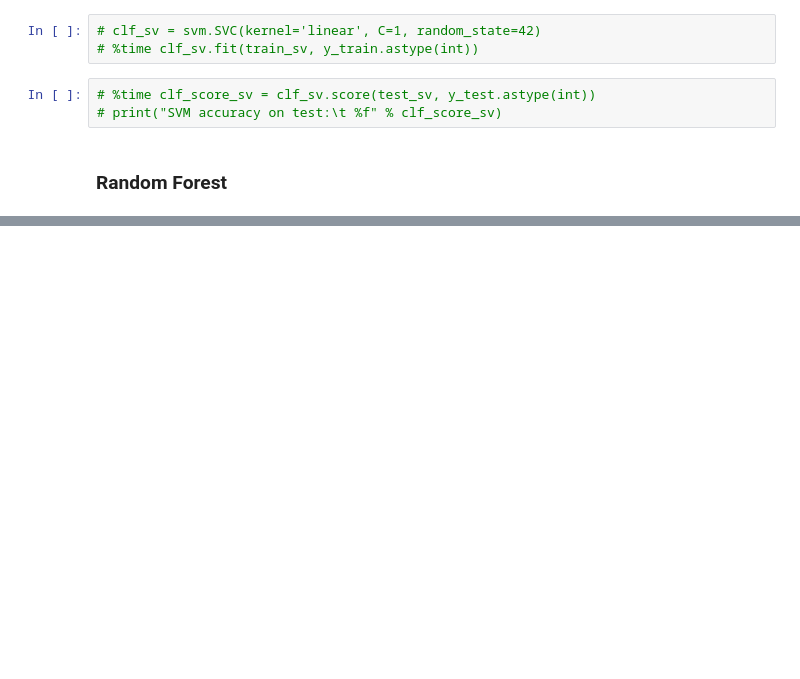
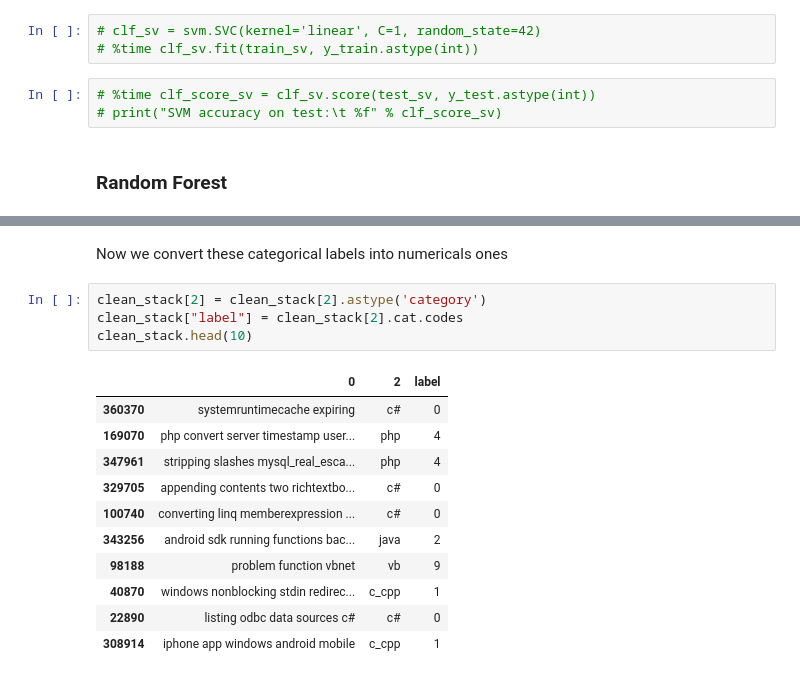
Before and after one commit to andrewginns/Movie_or_Code, a Jupyter notebook: July_2019_NLP_Questions.ipynb, the cells around one changed output, grey strips where cells are left out. Drawn from its saved outputs; the diff is of its cells as text; blank space fills up the shorter version.

```diff
--- a/July_2019_NLP_Questions.ipynb
+++ b/July_2019_NLP_Questions.ipynb
@@ -510,0 +651,18 @@ def train_mlp(dataframe, labels, model, checkpoint_path, EPOCHS):
+# %% [markdown]
+Now we convert these categorical labels into numericals ones
+# %%
+clean_stack[2] = clean_stack[2].astype('category')
+clean_stack["label"] = clean_stack[2].cat.codes
+clean_stack.head(10)
+# %% [output]
+|  | 0 | 2 | label |
+| 360370 | systemruntimecache expiring | c# | 0 |
+| 169070 | php convert server timestamp user... | php | 4 |
+| 347961 | stripping slashes mysql_real_esca... | php | 4 |
+| 329705 | appending contents two richtextbo... | c# | 0 |
+| 100740 | converting linq memberexpression ... | c# | 0 |
+| 343256 | android sdk running functions bac... | java | 2 |
+| 98188 | problem function vbnet | vb | 9 |
+| 40870 | windows nonblocking stdin redirec... | c_cpp | 1 |
+| 22890 | listing odbc data sources c# | c# | 0 |
+| 308914 | iphone app windows android mobile | c_cpp | 1 |
```
Also changed, not shown: parts of 120 cells of this notebook.
